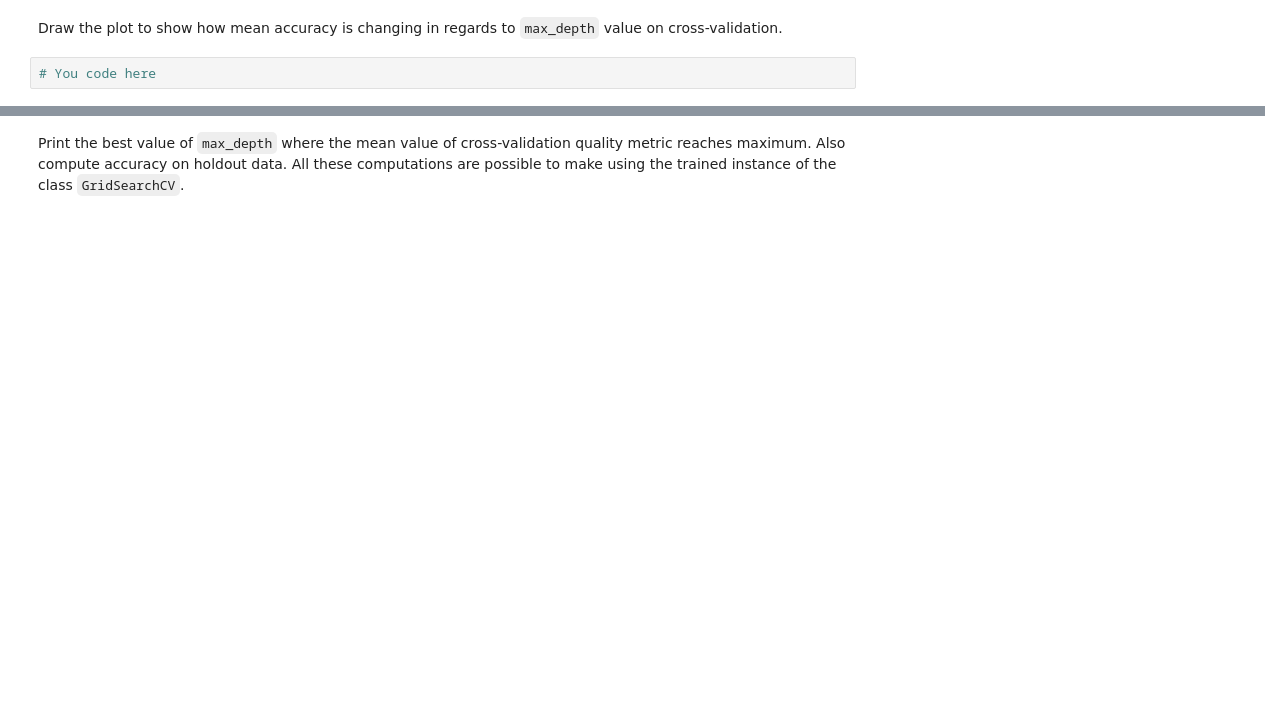
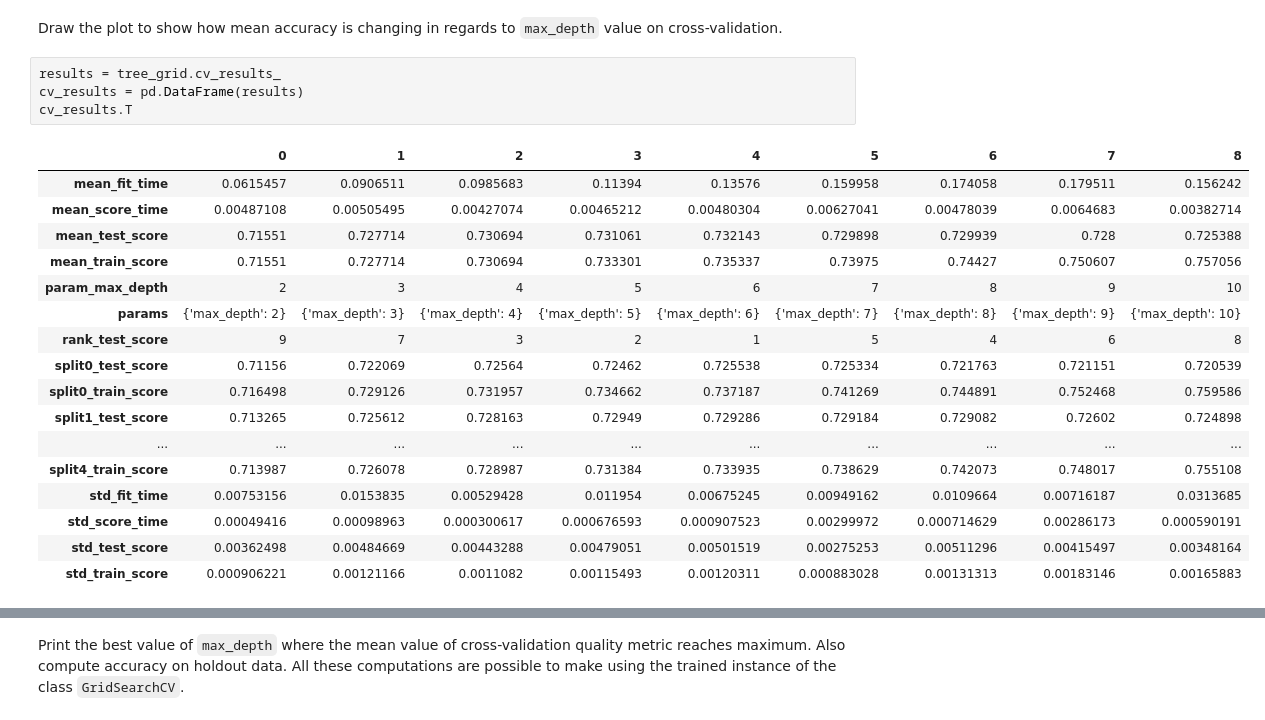
Before and after one commit to jneuer/mlcourse.ai, a Jupyter notebook: jupyter_english/assignments_fall2018/assignment3_decision_trees.ipynb, the cells around one changed output, grey strips where cells are left out. Drawn from its saved outputs; the diff is of its cells as text; blank space fills up the shorter version.

```diff
--- a/jupyter_english/assignments_fall2018/assignment3_decision_trees.ipynb
+++ b/jupyter_english/assignments_fall2018/assignment3_decision_trees.ipynb
@@ -264,4 +297,24 @@ tree_grid = GridSearchCV # You code here
 # %% [markdown]
 Draw the plot to show how mean accuracy is changing in regards to `max_depth` value on cross-validation.
-# %%
-# You code here
+# %%
+results = tree_grid.cv_results_
+cv_results = pd.DataFrame(results)
+cv_results.T
+# %% [output]
+|  | 0 | 1 | 2 | 3 | 4 | 5 | 6 | 7 | 8 |
+| mean_fit_time | 0.0615457 | 0.0906511 | 0.0985683 | 0.11394 | 0.13576 | 0.159958 | 0.174058 | 0.179511 | 0.156242 |
+| mean_score_time | 0.00487108 | 0.00505495 | 0.00427074 | 0.00465212 | 0.00480304 | 0.00627041 | 0.00478039 | 0.0064683 | 0.00382714 |
+| mean_test_score | 0.71551 | 0.727714 | 0.730694 | 0.731061 | 0.732143 | 0.729898 | 0.729939 | 0.728 | 0.725388 |
+| mean_train_score | 0.71551 | 0.727714 | 0.730694 | 0.733301 | 0.735337 | 0.73975 | 0.74427 | 0.750607 | 0.757056 |
+| param_max_depth | 2 | 3 | 4 | 5 | 6 | 7 | 8 | 9 | 10 |
+| params | {'max_depth': 2} | {'max_depth': 3} | {'max_depth': 4} | {'max_depth': 5} | {'max_depth': 6} | {'max_depth': 7} | {'max_depth': 8} | {'max_depth': 9} | {'max_depth': 10} |
+| rank_test_score | 9 | 7 | 3 | 2 | 1 | 5 | 4 | 6 | 8 |
+| split0_test_score | 0.71156 | 0.722069 | 0.72564 | 0.72462 | 0.725538 | 0.725334 | 0.721763 | 0.721151 | 0.720539 |
+| split0_train_score | 0.716498 | 0.729126 | 0.731957 | 0.734662 | 0.737187 | 0.741269 | 0.744891 | 0.752468 | 0.759586 |
+| split1_test_score | 0.713265 | 0.725612 | 0.728163 | 0.72949 | 0.729286 | 0.729184 | 0.729082 | 0.72602 | 0.724898 |
+| ... | ... | ... | ... | ... | ... | ... | ... | ... | ... |
+| split4_train_score | 0.713987 | 0.726078 | 0.728987 | 0.731384 | 0.733935 | 0.738629 | 0.742073 | 0.748017 | 0.755108 |
+| std_fit_time | 0.00753156 | 0.0153835 | 0.00529428 | 0.011954 | 0.00675245 | 0.00949162 | 0.0109664 | 0.00716187 | 0.0313685 |
+| std_score_time | 0.00049416 | 0.00098963 | 0.000300617 | 0.000676593 | 0.000907523 | 0.00299972 | 0.000714629 | 0.00286173 | 0.000590191 |
+| std_test_score | 0.00362498 | 0.00484669 | 0.00443288 | 0.00479051 | 0.00501519 | 0.00275253 | 0.00511296 | 0.00415497 | 0.00348164 |
+| std_train_score | 0.000906221 | 0.00121166 | 0.0011082 | 0.00115493 | 0.00120311 | 0.000883028 | 0.00131313 | 0.00183146 | 0.00165883 |
```
Also changed, not shown: parts of 29 cells of this notebook, 1 other file.
